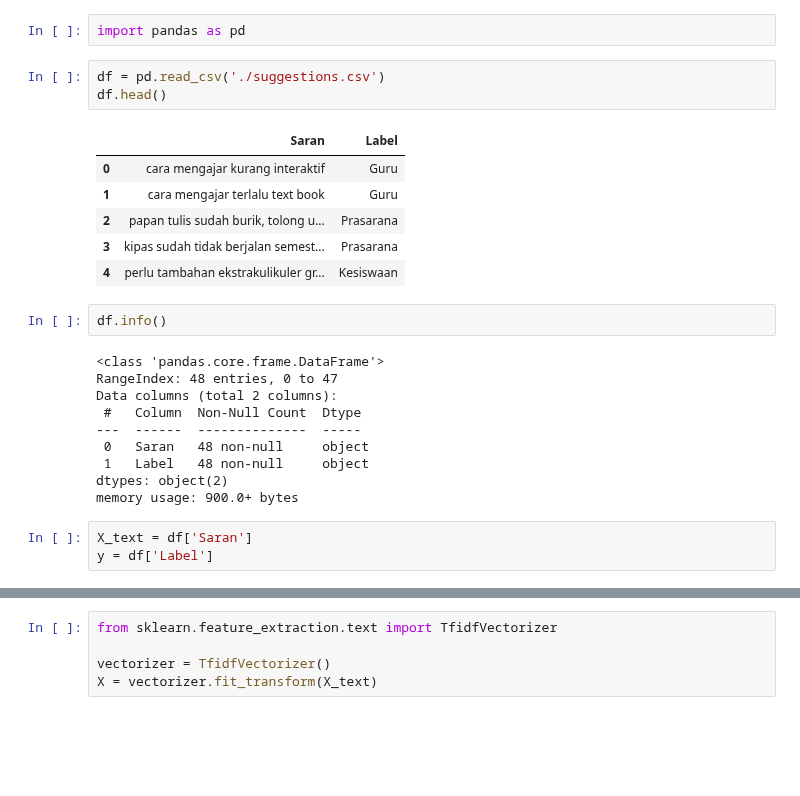
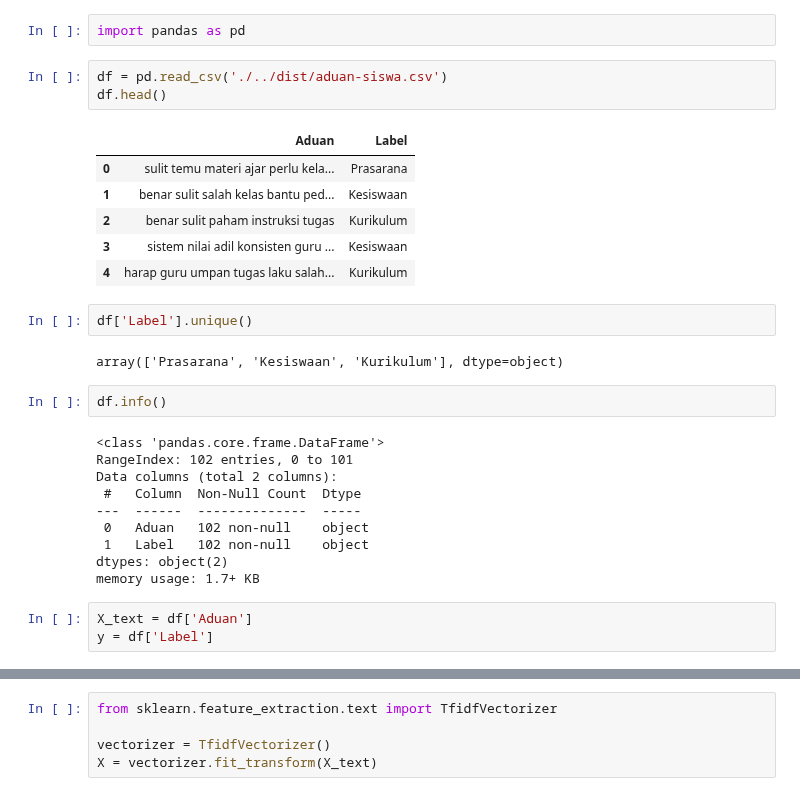
Before and after one commit to naufal-yafi/text-mining-nb.model, a Jupyter notebook: src/text-mining.ipynb, the cells around one changed output, grey strips where cells are left out. Drawn from its saved outputs; the diff is of its cells as text; blank space fills up the shorter version.

```diff
--- a/src/text-mining.ipynb
+++ b/src/text-mining.ipynb
@@ -1,29 +1,33 @@
 # %%
 import pandas as pd
 # %%
-df = pd.read_csv('./suggestions.csv')
+df = pd.read_csv('./../dist/aduan-siswa.csv')
 df.head()
 # %% [output]
-|  | Saran | Label |
-| 0 | cara mengajar kurang interaktif | Guru |
-| 1 | cara mengajar terlalu text book | Guru |
-| 2 | papan tulis sudah burik, tolong u... | Prasarana |
-| 3 | kipas sudah tidak berjalan semest... | Prasarana |
-| 4 | perlu tambahan ekstrakulikuler gr... | Kesiswaan |
+|  | Aduan | Label |
+| 0 | sulit temu materi ajar perlu kela... | Prasarana |
+| 1 | benar sulit salah kelas bantu ped... | Kesiswaan |
+| 2 | benar sulit paham instruksi tugas | Kurikulum |
+| 3 | sistem nilai adil konsisten guru ... | Kesiswaan |
+| 4 | harap guru umpan tugas laku salah... | Kurikulum |
+# %%
+df['Label'].unique()
+# %% [output]
+array(['Prasarana', 'Kesiswaan', 'Kurikulum'], dtype=object)
 # %%
 df.info()
 # %% [output]
 <class 'pandas.core.frame.DataFrame'>
-RangeIndex: 48 entries, 0 to 47
+RangeIndex: 102 entries, 0 to 101
 Data columns (total 2 columns):
  #   Column  Non-Null Count  Dtype
 ---  ------  --------------  -----
- 0   Saran   48 non-null     object
- 1   Label   48 non-null     object
+ 0   Aduan   102 non-null    object
+ 1   Label   102 non-null    object
 dtypes: object(2)
-memory usage: 900.0+ bytes
+memory usage: 1.7+ KB
 # %%
-X_text = df['Saran']
+X_text = df['Aduan']
 y = df['Label']
 # %%
 X_text.head()
```
Also changed, not shown: parts of 7 cells of this notebook.
